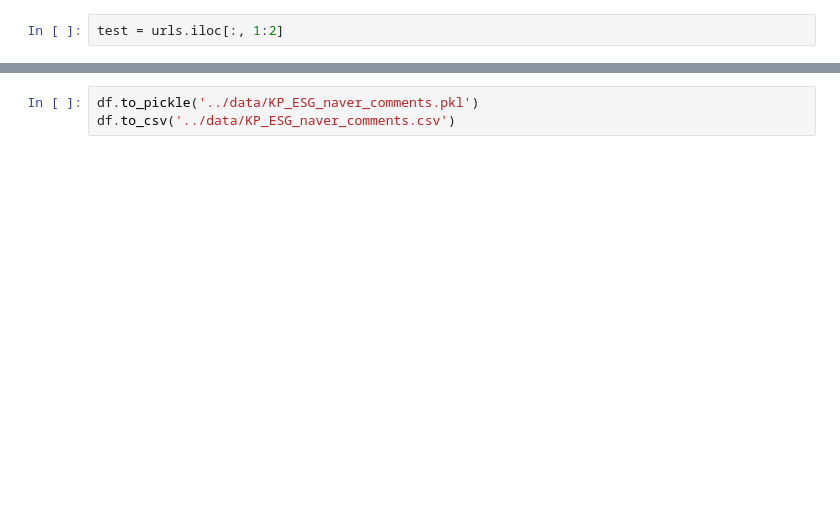
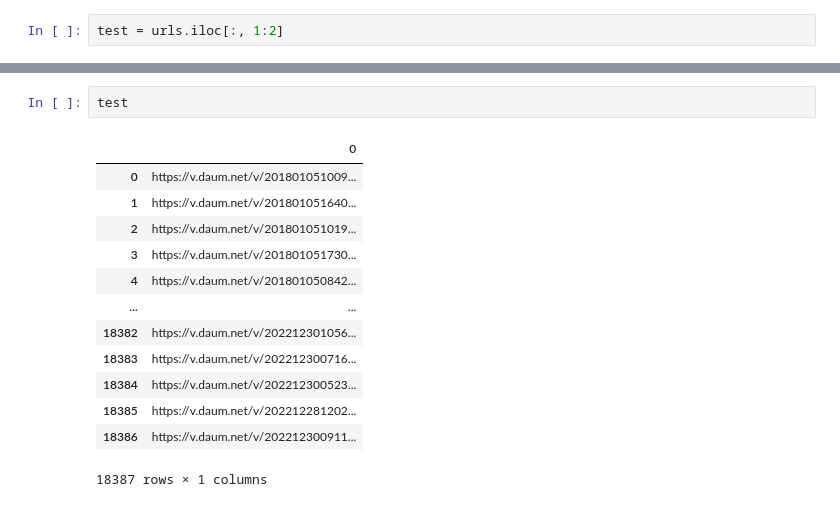
Before and after one commit to mglee815/KakaoPay_ESG, a Jupyter notebook: code/daum_comment.ipynb, the cells around one changed output, grey strips where cells are left out. Drawn from its saved outputs; the diff is of its cells as text; blank space fills up the shorter version.

```diff
--- a/code/daum_comment.ipynb
+++ b/code/daum_comment.ipynb
@@ -116,3 +40,16 @@ df
-# %%
-df.to_pickle('../data/KP_ESG_naver_comments.pkl')
-df.to_csv('../data/KP_ESG_naver_comments.csv')
+# %%
+test
+# %% [output]
+|  | 0 |
+| 0 | https://v.daum.net/v/201801051009... |
+| 1 | https://v.daum.net/v/201801051640... |
+| 2 | https://v.daum.net/v/201801051019... |
+| 3 | https://v.daum.net/v/201801051730... |
+| 4 | https://v.daum.net/v/201801050842... |
+| ... | ... |
+| 18382 | https://v.daum.net/v/202212301056... |
+| 18383 | https://v.daum.net/v/202212300716... |
+| 18384 | https://v.daum.net/v/202212300523... |
+| 18385 | https://v.daum.net/v/202212281202... |
+| 18386 | https://v.daum.net/v/202212300911... |
+18387 rows × 1 columns
```
Also changed, not shown: parts of 13 cells of this notebook, 5 other files.
